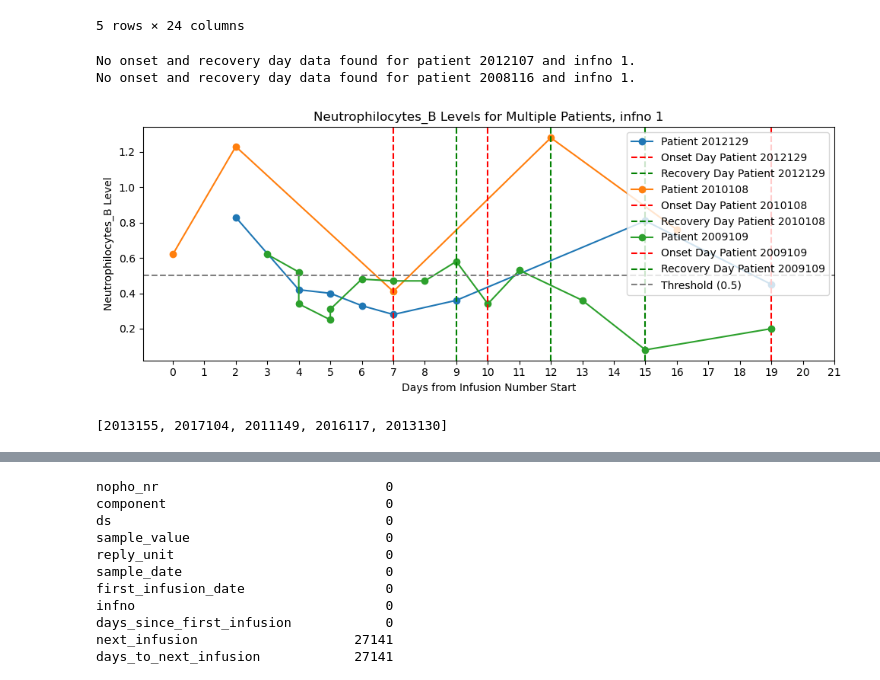
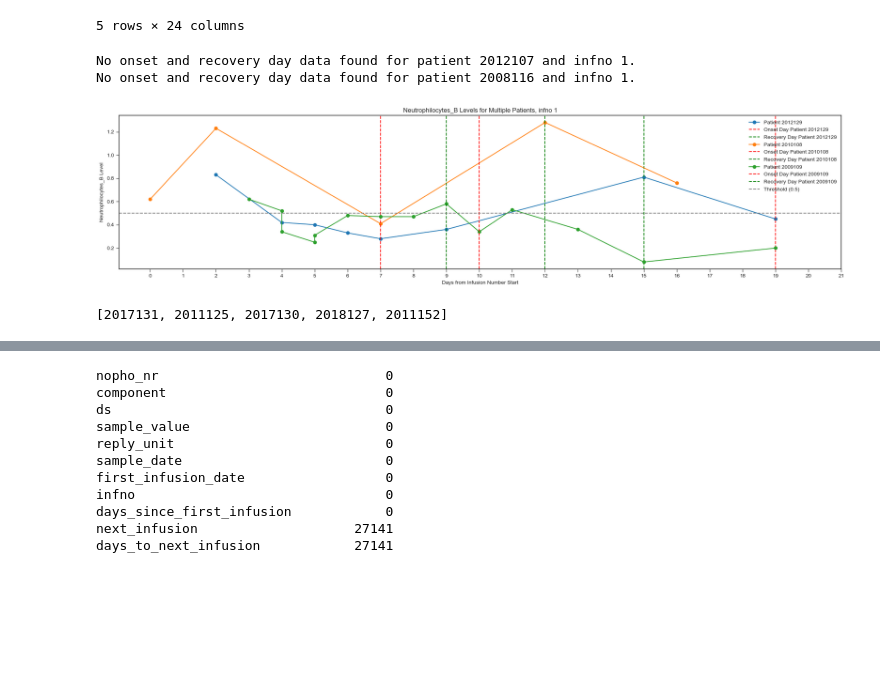
Before and after one commit to flight505/MTX_timeseries_v2, a Jupyter notebook: 02_Preprocess_TimeSeries.ipynb, the cells around one changed output, grey strips where cells are left out. Cells and saved outputs as stored; diff of their text form; code cells hidden in the pictures; blank space fills up the shorter version.

```diff
--- a/02_Preprocess_TimeSeries.ipynb
+++ b/02_Preprocess_TimeSeries.ipynb
@@ -11,6 +11,7 @@ import plotly.graph_objects as go
 import plotly.io as pio
 import seaborn as sns
 from matplotlib.lines import Line2D
+plt.style.use('seaborn-v0_8-ticks')
 
 from utill import (
     CycleFinder,
@@ -26,7 +27,7 @@ pd.set_option("display.max_rows", 500)
 # %%
 # Re-loading the datasets
 df_all = pd.read_csv(
-    "data/df_all_filtered.csv",
+    "/Users/jespervang/Projects/MTX/MTX_paper_timeseries/data/df_all_filtered.csv",
     parse_dates=["diagdate", "toxeventdate"],
 )
 
@@ -35,7 +36,7 @@ df_all["diagdate"] = pd.to_datetime(df_all["diagdate"], format="%Y-%m-%d")
 
 # Load the data
 df_blood = pd.read_csv(
-    "data/df_blood_filtered.csv",
+    "/Users/jespervang/Projects/MTX/MTX_paper_timeseries/data/df_blood_filtered.csv",
     parse_dates=["sample_time", "most_recent_infusion_date", "next_infusion", "diagdate", "first_infusion_date"],
 )
 
@@ -47,12 +48,12 @@ df_blood = pd.read_csv(
 # df_blood = df_blood.drop(columns=["sex"])
 
 df_mtx = pd.read_csv(
-    "data/df_mtx_filtered.csv",
+    "/Users/jespervang/Projects/MTX/MTX_paper_timeseries/data/df_mtx_filtered.csv",
     parse_dates=["mtx_inf_datetime"],
 )
 
 df_temp = pd.read_csv(
-    "data/df_temp_filtered.csv",
+    "/Users/jespervang/Projects/MTX/MTX_paper_timeseries/data/df_temp_filtered.csv",
     parse_dates=["sample_time", "diagdate"],
 )
 
@@ -151,7 +152,7 @@ crp_diagdate = pd.read_csv(
         crp_diagdate_path, parse_dates=["diagdate"], dayfirst=True
     )
 
-def add_age_at_sample(df_cpr, df):
+def add_age_at_diagdate(df_cpr, df):
     df_cpr["nopho_nr"] = df_cpr["nopho_nr"].astype("int64")
     # Replace non-numeric 'birthdate' values with '000000', then convert to integer, then to string and pad with zeros
     df_cpr['birthdate'] = pd.to_numeric(df_cpr['birthdate'], errors='coerce').fillna(0).astype(int).astype(str).str.zfill(6)
@@ -165,9 +166,9 @@ def add_age_at_sample(df_cpr, df):
     # Map 'full_birthdate' from df_cpr to df based on 'nopho_nr'
     df['full_birthdate'] = df['nopho_nr'].map(pd.Series(full_birthdate.values, index=df_cpr['nopho_nr']))
 
-    # Calculate age at infno in years
-    df['age_at_sample'] = (df['sample_time'] - df['full_birthdate']).dt.days // 365.25  # Account for leap years
-    null_age_nopho_nrs = df[df['age_at_sample'].isnull()]['nopho_nr'].unique()
+    # Calculate age at diagnosis date in years
+    df['age_at_diagdate'] = (df['diagdate'] - df['full_birthdate']).dt.days // 365.25  # Account for leap years
+    null_age_nopho_nrs = df[df['age_at_diagdate'].isnull()]['nopho_nr'].unique()
     print(null_age_nopho_nrs)
     print(df_cpr['nopho_nr'].isin(null_age_nopho_nrs).any())
 
@@ -176,9 +177,10 @@ def add_age_at_sample(df_cpr, df):
     df["nopho_nr"] = df["nopho_nr"].astype("int64")
 
     return df
+
 # Example usage, assuming you have 'df_cpr' and 'df_mtx' DataFrames prepared with the necessary columns
-df_blood = add_age_at_sample(crp_diagdate, df_blood)
-print(df_blood[df_blood['age_at_sample'].isnull()]['nopho_nr'].unique())
+df_blood = add_age_at_diagdate(crp_diagdate, df_blood)
+print(df_blood[df_blood['age_at_diagdate'].isnull()]['nopho_nr'].unique())
 # %% [output]
 []
 False
@@ -979,7 +1001,7 @@ df_blood.head()
 5 rows × 24 columns
 # %%
 def plot_neutrophilocytes_b_levels(patients, infno=1): # Default to infno 1 if not specified, now accepts a list of patients
-    plt.figure(figsize=(10, 4))
+    plt.figure(figsize=(20, 5))
 
     for nopho_nr in patients:
         # Filter for the specific patient, infno, and component
@@ -1001,40 +1023,40 @@ def plot_neutrophilocytes_b_levels(patients, infno=1): # Default to infno 1 if n
             print(f"No onset and recovery day data found for patient {nopho_nr} and infno {infno}.")
             continue
         else:
             onset_day = onset_recovery_info.iloc[0]['onset_day']
             recovery_day = onset_recovery_info.iloc[0]['recovery_day']
 
         # Plot Neutrophilocytes_B levels over time for each patient
         plt.plot(patient_data['infno_day'], patient_data['sample_value'], marker='o', linestyle='-', label=f'Patient {nopho_nr}')
 
         # Overlay onset_day and recovery_day
         if not pd.isnull(onset_day) and not pd.isnull(patient_data.iloc[0]['cycle_start_date']):
             plt.axvline(x=onset_day, color='red', linestyle='--', label=f'Onset Day Patient {nopho_nr}')
         if not pd.isnull(recovery_day) and not pd.isnull(patient_data.iloc[0]['cycle_start_date']):
             plt.axvline(x=recovery_day, color='green', linestyle='--', label=f'Recovery Day Patient {nopho_nr}')
 
     plt.axhline(y=0.5, color='gray', linestyle='--', label='Threshold (0.5)')
 
     plt.title(f'Neutrophilocytes_B Levels for Multiple Patients, infno {infno}')
     plt.xlabel('Days from Infusion Number Start')
     plt.ylabel('Neutrophilocytes_B Level')
     plt.legend()
     plt.xticks(range(22))  # Adjusted to have integers from 0 to 21 on the x-axis
     plt.tight_layout()
     plt.show()
 
 # Example usage
 plot_neutrophilocytes_b_levels([2012129, 2012107, 2010108, 2008116, 2009109], 1)
 # %% [output]
 No onset and recovery day data found for patient 2012107 and infno 1.
 No onset and recovery day data found for patient 2008116 and infno 1.
-[figure, old version]
+[figure, new version]
 # %%
 # give five random patients
 patients = df_blood['nopho_nr'].sample(5).tolist()
 print(patients)
 # %% [output]
-[2013155, 2017104, 2011149, 2016117, 2013130]
+[2017131, 2011125, 2017130, 2018127, 2011152]
 # %%
 df_blood.head()
 # %% [output]
```
Also changed, not shown: parts of 12 cells of this notebook, 59 other files.
